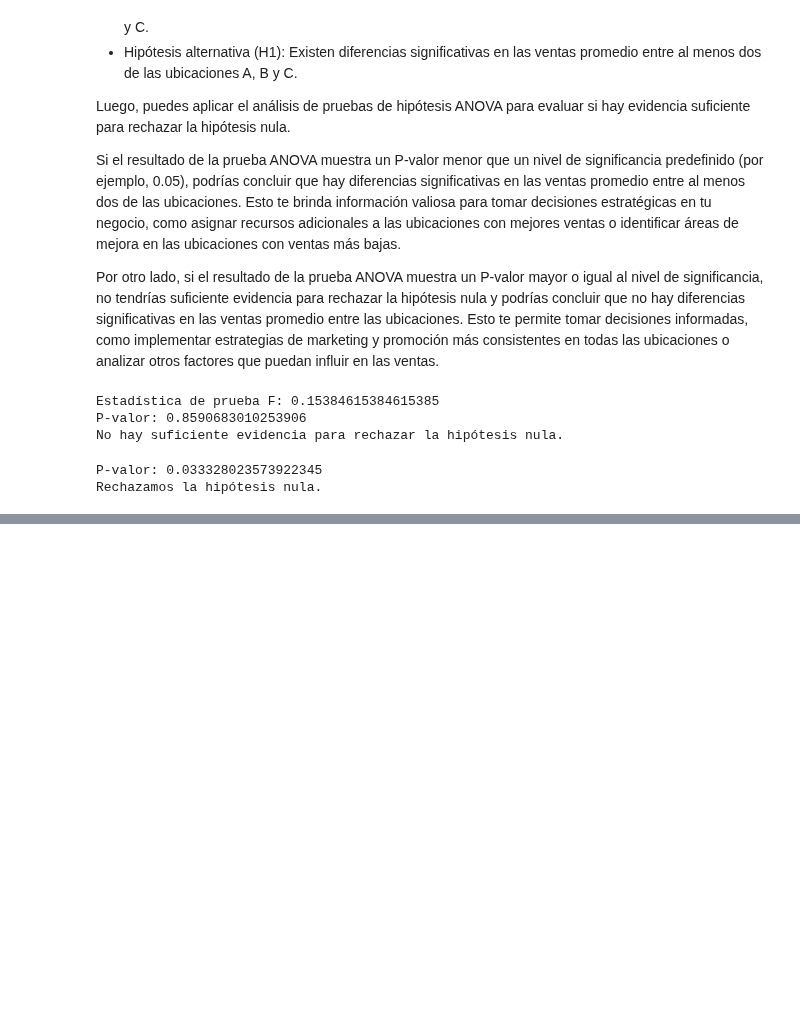
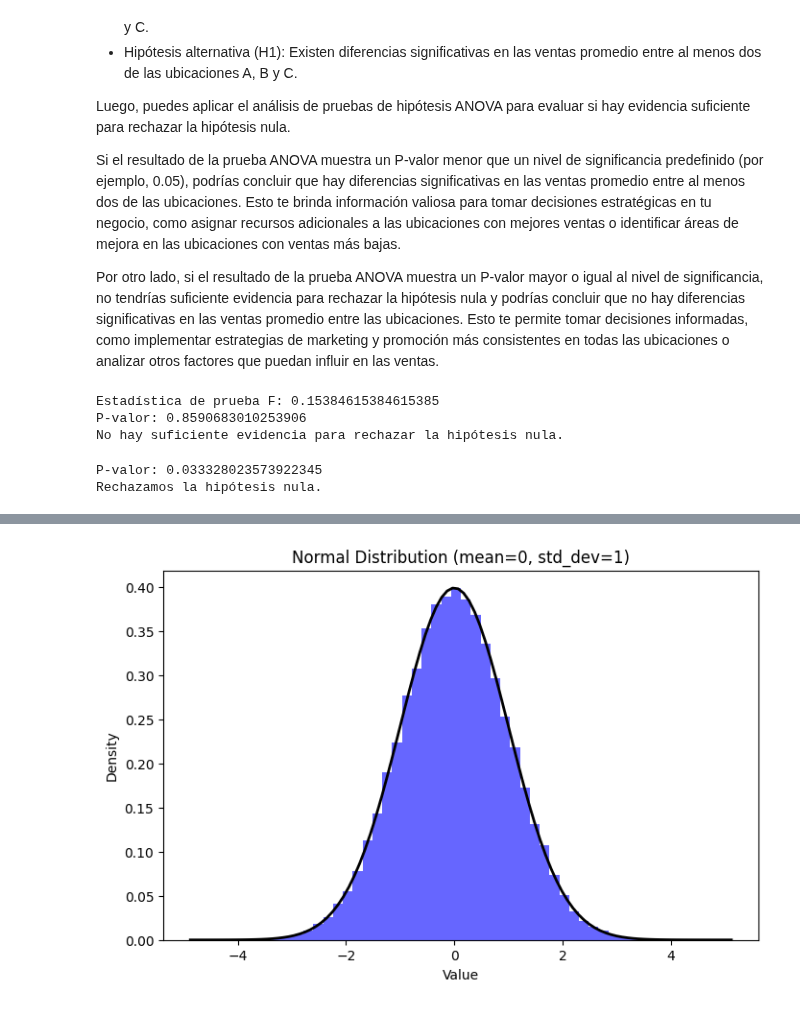
Before and after one commit to MikelTelo/dsft2409_mikeltelo, a Jupyter notebook: 2409_dsft_thebridge_core/2-Data_Analysis/0-Matematicas_DS/3-Probabilidad.ipynb, the cells around one changed output, grey strips where cells are left out. Cells and saved outputs as stored; diff of their text form; code cells hidden in the pictures; blank space fills up the shorter version.

```diff
--- a/2409_dsft_thebridge_core/2-Data_Analysis/0-Matematicas_DS/3-Probabilidad.ipynb
+++ b/2409_dsft_thebridge_core/2-Data_Analysis/0-Matematicas_DS/3-Probabilidad.ipynb
@@ -518,0 +575,30 @@ En resumen, al aplicar pruebas de hipótesis ANOVA a un escenario de negocio, pu
+# %%
+import numpy as np
+import matplotlib.pyplot as plt
+
+# Parameters for the normal distribution
+mean = 0         # Mean of the distribution
+std_dev = 1      # Standard deviation of the distribution
+sample_size = 100000  # Number of points
+
+# Generate random data following a normal distribution
+data = np.random.normal(loc=mean, scale=std_dev, size=sample_size)
+
+# Plotting the distribution
+plt.figure(figsize=(8, 5))
+plt.hist(data, bins=50, density=True, alpha=0.6, color='blue')
+
+# Plot the theoretical normal distribution curve
+xmin, xmax = plt.xlim()
+x = np.linspace(xmin, xmax, 100)
+p = (1 / (std_dev * np.sqrt(2 * np.pi))) * np.exp(-0.5 * ((x - mean) / std_dev)**2)
+plt.plot(x, p, 'k', linewidth=2)
+
+# Add labels and title
+plt.title("Normal Distribution (mean=0, std_dev=1)")
+plt.xlabel("Value")
+plt.ylabel("Density")
+
+plt.show()
+# %% [output]
+[figure, added]
```
Also changed, not shown: parts of 35 cells of this notebook, 9 other files.
